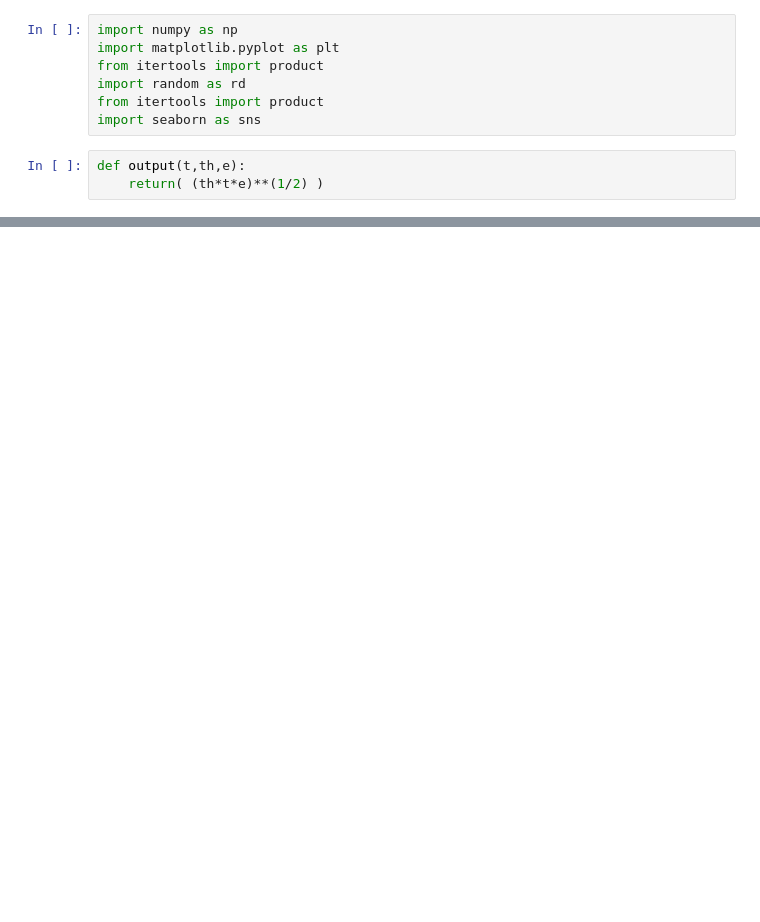
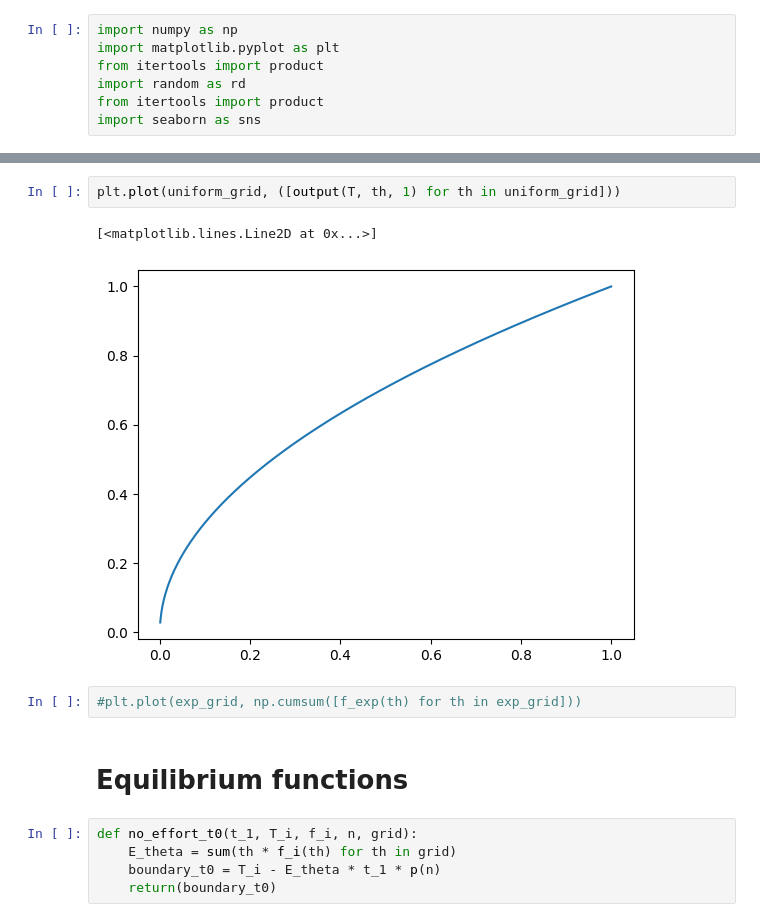
Before and after one commit to RaphaelWargon/sorting_univ, a Jupyter notebook: script/graph_functions_mechanism.ipynb, the cells around one changed output, grey strips where cells are left out. Cells and saved outputs as stored; diff of their text form; blank space fills up the shorter version.

```diff
--- a/script/graph_functions_mechanism.ipynb
+++ b/script/graph_functions_mechanism.ipynb
@@ -5,6 +5,3 @@ from itertools import product
 import random as rd
 from itertools import product
 import seaborn as sns
-# %%
-def output(t,th,e):
-    return( (th*t*e)**(1/2) )
@@ -139,0 +50,14 @@ np.sum([output(th**2/29.55*T*f(th), th, 1-k*th) if th > min_th else 0 for th in
+# %%
+plt.plot(uniform_grid, ([output(T, th, 1) for th in uniform_grid]))
+# %% [output]
+[<matplotlib.lines.Line2D at 0x...>]
+[figure, added]
+# %%
+#plt.plot(exp_grid, np.cumsum([f_exp(th) for th in exp_grid]))
+# %% [markdown]
+# Equilibrium functions
+# %%
+def no_effort_t0(t_1, T_i, f_i, n, grid):
+    E_theta = sum(th * f_i(th) for th in grid)
+    boundary_t0 = T_i - E_theta * t_1 * p(n)
+    return(boundary_t0)
```
Also changed, not shown: parts of 57 cells of this notebook, 11 other files.
